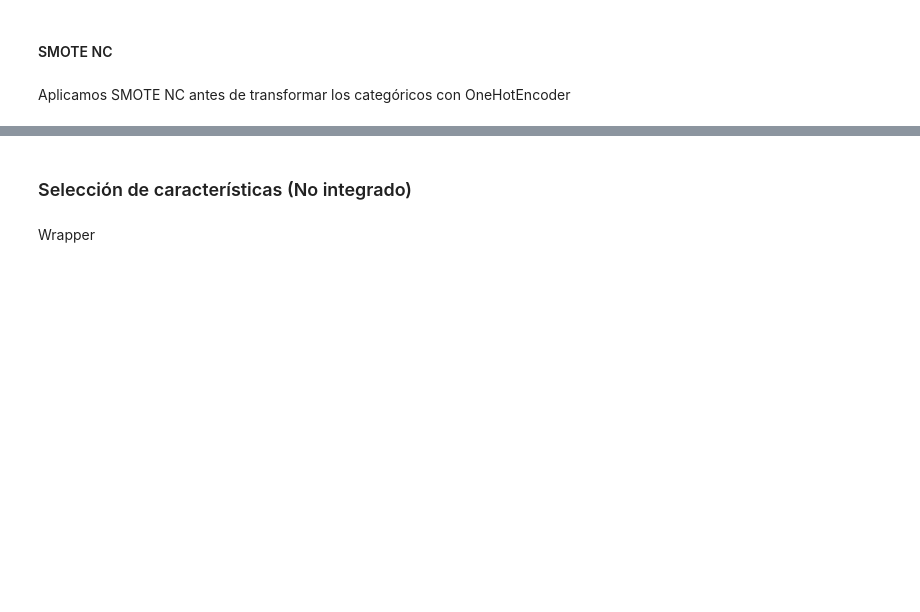
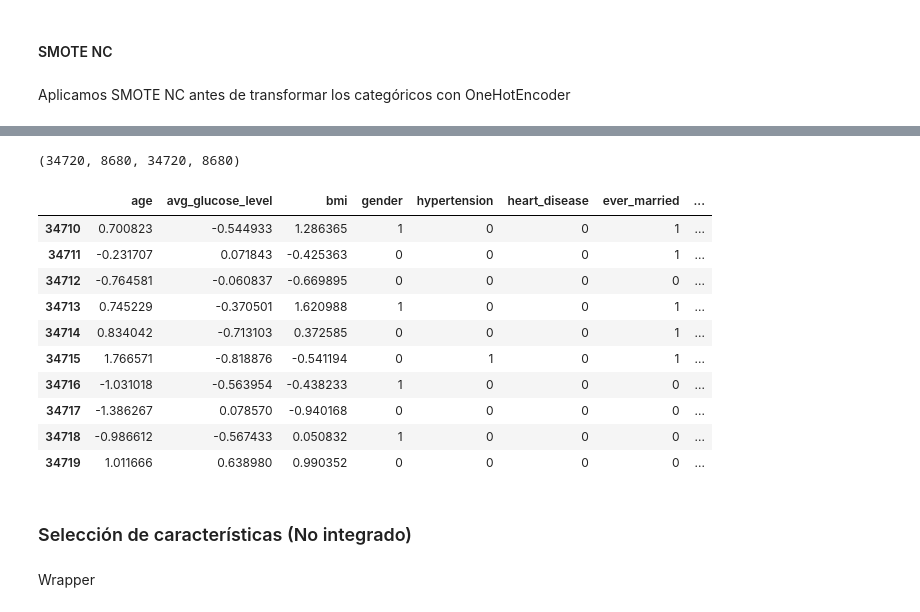
Before and after one commit to antoniocc12/Prediccion-ictus, a Jupyter notebook: notebooks/stroke.ipynb, the cells around one changed output, grey strips where cells are left out. Drawn from its saved outputs; the diff is of its cells as text; code cells hidden in the pictures; blank space fills up the shorter version.

```diff
--- a/notebooks/stroke.ipynb
+++ b/notebooks/stroke.ipynb
@@ -406,7 +401,7 @@ pd.crosstab(index=df['stroke'], columns=df['smoking_status'], margins=True).appl
 # %% [markdown]
 ### Transformación
 # %%
-df.dropna(inplace=True)
+#df.dropna(inplace=True)
 # %%
 len(df)
 # %% [output]
@@ -495,0 +485,7 @@ dtype: int64
+# %%
+# Fill NaN values with KNN imputer on the numerical features
+imputer = KNNImputer(n_neighbors=5)
+X_imputed = imputer.fit_transform(X[numerical_features])
+X_imputed = pd.DataFrame(X_imputed, columns=numerical_features)
+X = pd.concat([X_imputed.reset_index(drop=True), X[binary_features].reset_index(drop=True), X[categorical_features].reset_index(drop=True)], axis=1)
+X.isnull().sum()
@@ -587,3 +602,21 @@ print(study.best_value)
+# %%
+len(X_train), len(X_test), len(y_train), len(y_test)
+# %% [output]
+(34720, 8680, 34720, 8680)
+# %%
+X_train.tail(10)
+# %% [output]
+|  | age | avg_glucose_level | bmi | gender | hypertension | heart_disease | ever_married | ... |
+| 34710 | 0.700823 | -0.544933 | 1.286365 | 1 | 0 | 0 | 1 | ... |
+| 34711 | -0.231707 | 0.071843 | -0.425363 | 0 | 0 | 0 | 1 | ... |
+| 34712 | -0.764581 | -0.060837 | -0.669895 | 0 | 0 | 0 | 0 | ... |
+| 34713 | 0.745229 | -0.370501 | 1.620988 | 1 | 0 | 0 | 1 | ... |
+| 34714 | 0.834042 | -0.713103 | 0.372585 | 0 | 0 | 0 | 1 | ... |
+| 34715 | 1.766571 | -0.818876 | -0.541194 | 0 | 1 | 0 | 1 | ... |
+| 34716 | -1.031018 | -0.563954 | -0.438233 | 1 | 0 | 0 | 0 | ... |
+| 34717 | -1.386267 | 0.078570 | -0.940168 | 0 | 0 | 0 | 0 | ... |
+| 34718 | -0.986612 | -0.567433 | 0.050832 | 1 | 0 | 0 | 0 | ... |
+| 34719 | 1.011666 | 0.638980 | 0.990352 | 0 | 0 | 0 | 0 | ... |
 # %%
 # smote_params = study.best_params
 # smote_params['categorical_features'] = [8,9]
```
Also changed, not shown: parts of 20 cells of this notebook, 1 other file.
